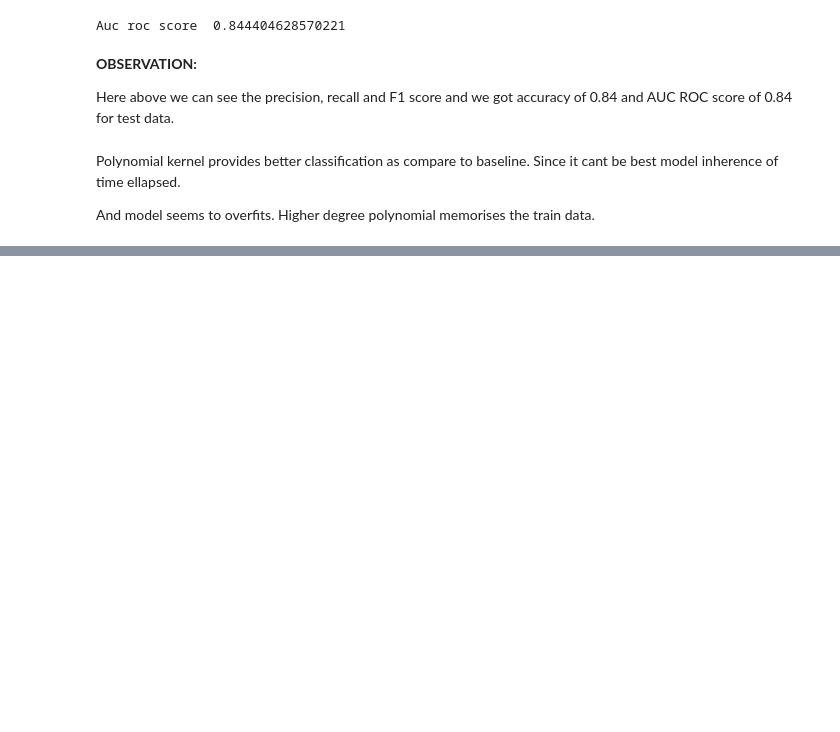
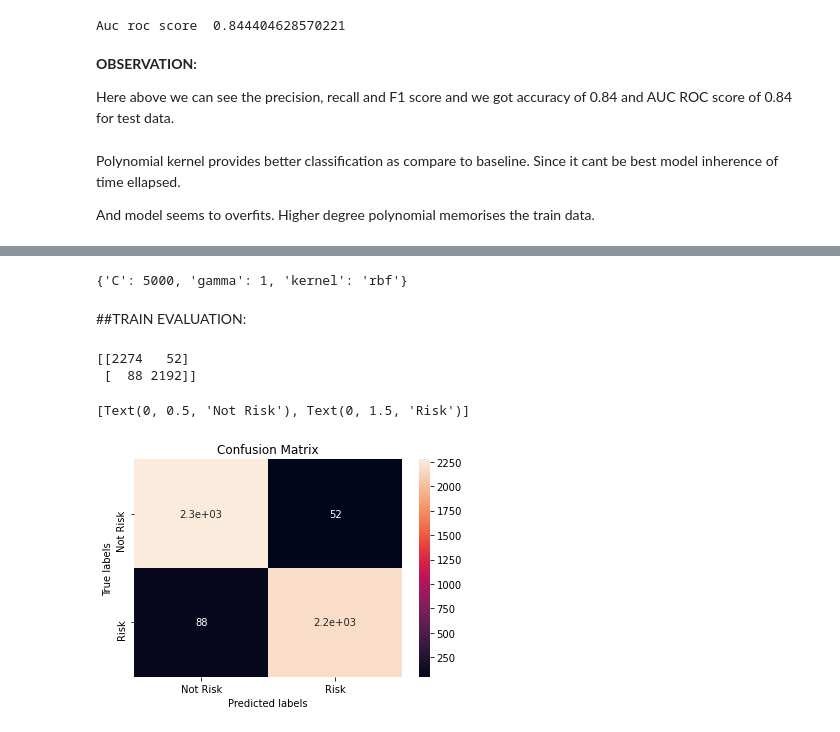
Before and after one commit to humant01/Cardiovascular-Risk-Prediction, a Jupyter notebook: Cardiovascular_Risk_Prediction.ipynb, the cells around one changed output, grey strips where cells are left out. Cells and saved outputs as stored; diff of their text form; code cells hidden in the pictures; blank space fills up the shorter version.

```diff
--- a/Cardiovascular_Risk_Prediction.ipynb
+++ b/Cardiovascular_Risk_Prediction.ipynb
@@ -1717,9 +1717,9 @@ parameters_2 = {'C': [1, 5, 10, 50, 100, 500, 1000, 5000],
               }
 
 # Radial kernel tunning
-parameters_3 = {'C': [1, 5, 10, 50, 100, 500, 1000, 5000],
+parameters_3 = {'C': [1, 100, 500, 1000, 5000],
 
-              'gamma':[0.001, 0.01, 0.1, 0.5, 1],
+              'gamma':[0.001, 0.5, 1],
               'kernel': ['rbf']
               }
 # %% [markdown]
@@ -1974,0 +1977,7 @@ Polynomial kernel provides better classification as compare to baseline. Since i
+# %%
+# cross validation by parametric combination 3
+cl = SVC()
+grid = GridSearchCV(cl, parameters_3, cv=5,verbose = 3)
+# %%
+# fit the model
+grid.fit(X_train, y_train)
@@ -1974,0 +2024,32 @@ Polynomial kernel provides better classification as compare to baseline. Since i
+# %%
+# prediction
+grid_prediction_train = grid.predict(X_train)
+grid_prediction_test = grid.predict(X_test)
+# %%
+grid.best_params_
+# %% [output]
+{'C': 5000, 'gamma': 1, 'kernel': 'rbf'}
+# %% [markdown]
+##TRAIN EVALUATION:
+# %%
+# Get the confusion matrix for train
+
+labels = ['Not Risk', 'Risk']
+cm = confusion_matrix(y_train, grid_prediction_train)
+print(cm)
+
+ax= plt.subplot()
+sns.heatmap(cm, annot=True, ax = ax)
+
+
+# labels, title and ticks
+ax.set_xlabel('Predicted labels')
+ax.set_ylabel('True labels')
+ax.set_title('Confusion Matrix')
+ax.xaxis.set_ticklabels(labels)
+ax.yaxis.set_ticklabels(labels)
+# %% [output]
+[[2274   52]
+ [  88 2192]]
+[Text(0, 0.5, 'Not Risk'), Text(0, 1.5, 'Risk')]
+[figure, added]
```
Also changed, not shown: parts of 34 cells of this notebook.
